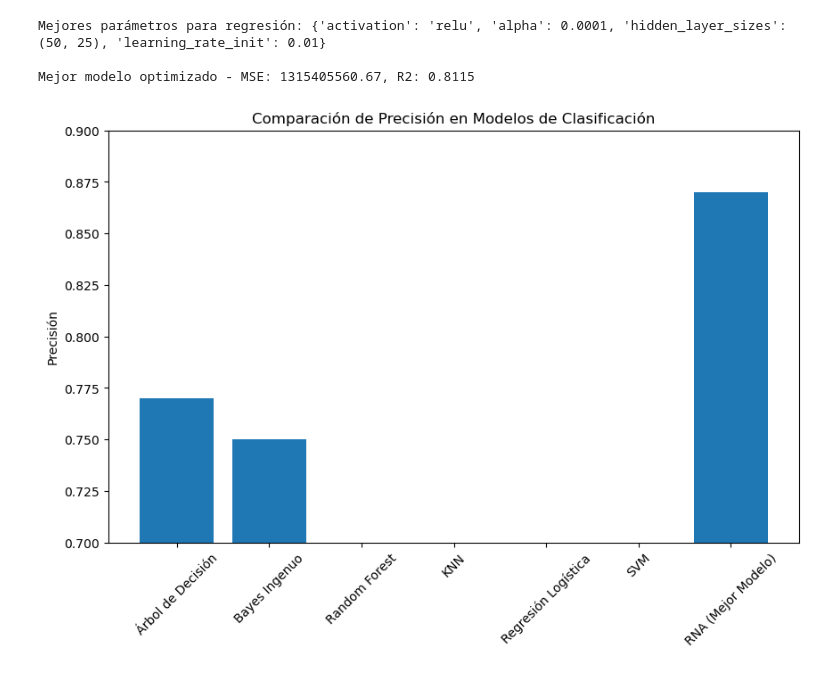
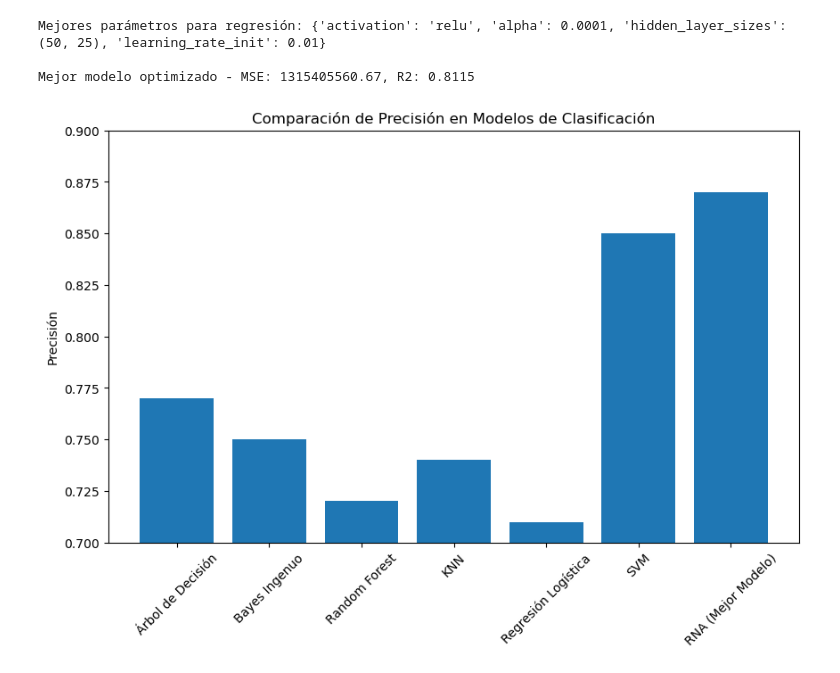
Before and after one commit to DANdelion-0908/Proyecto2-Entrega7-RNA, a Jupyter notebook: Dan.ipynb, the cells around one changed output. Saved outputs shown, nothing was run; the diff lists cells and outputs as text; code cells hidden in the pictures.

```diff
--- a/Dan.ipynb
+++ b/Dan.ipynb
@@ -248,21 +248,21 @@ Mejor modelo optimizado - MSE: 1315405560.67, R2: 0.8115
 # %%
 results_clf = {
     'Árbol de Decisión': 0.77,
     'Bayes Ingenuo': 0.75,
-    'Random Forest': 0,
-    'KNN': 0,
-    'Regresión Logística': 0,
-    'SVM': 0,
+    'Random Forest': 0.72,
+    'KNN': 0.74,
+    'Regresión Logística': 0.71,
+    'SVM': 0.85,
     'RNA (Mejor Modelo)': accuracy_score(y_test_class, y_pred_best_clf)
 }
 
 # Gráfico de comparación
 plt.figure(figsize=(10, 6))
 plt.bar(results_clf.keys(), results_clf.values())
 plt.ylim(0.7, 0.9)
 plt.title('Comparación de Precisión en Modelos de Clasificación')
 plt.ylabel('Precisión')
 plt.xticks(rotation=45)
 plt.show()
 # %% [output]
-[figure, old version]
+[figure, new version]
```
Also changed, not shown: parts of 2 cells of this notebook.
